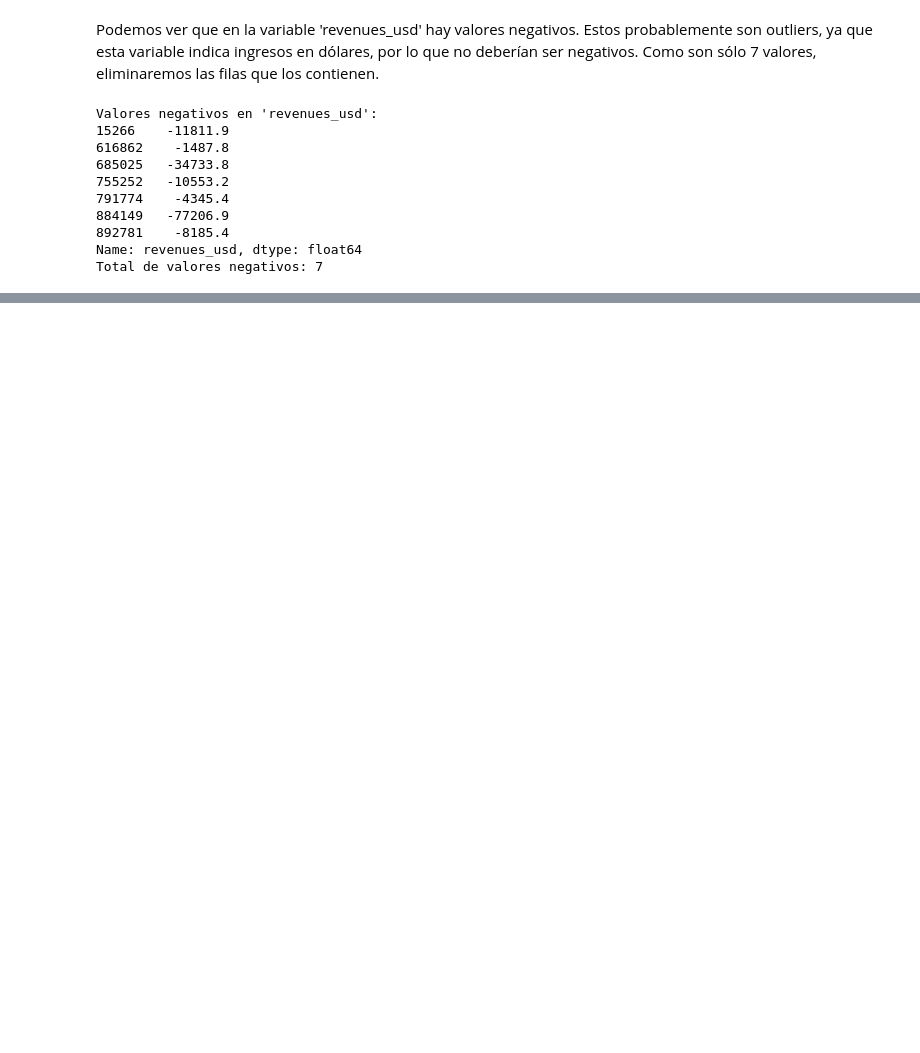
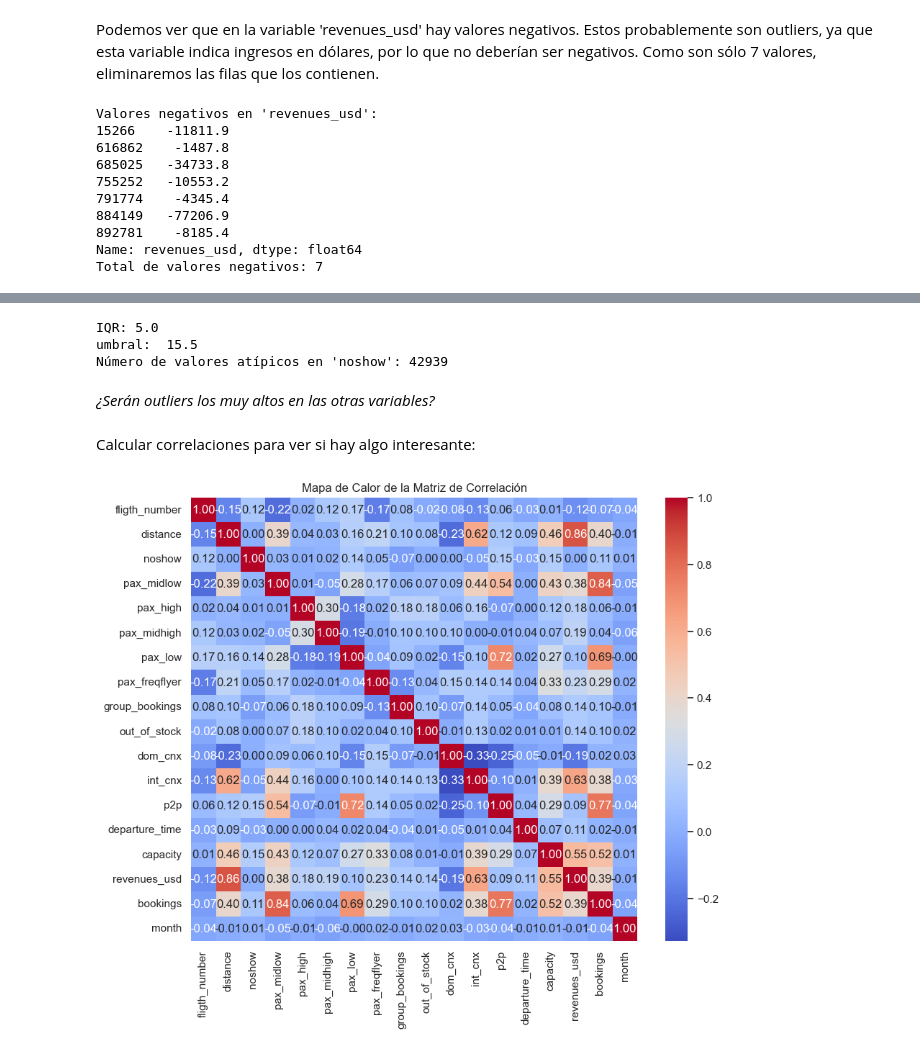
Before and after one commit to anitalittle/tarea2, a Jupyter notebook: tarea2.ipynb, the cells around one changed output, grey strips where cells are left out. Cells and saved outputs as stored; diff of their text form; code cells hidden in the pictures; blank space fills up the shorter version.

```diff
--- a/tarea2.ipynb
+++ b/tarea2.ipynb
@@ -120,0 +151,46 @@ df_train['month'] = df_train['date'].dt.month
+# %%
+import numpy as np
+
+# Calcula el IQR de la variable 'noshow'
+Q1 = np.percentile(df_train['noshow'], 25)
+Q3 = np.percentile(df_train['noshow'], 75)
+IQR = Q3 - Q1
+
+# Define un umbral para valores atípicos
+umbral = Q3 + 1.5 * IQR
+
+# Identifica los valores atípicos
+valores_atipicos = df_train[df_train['noshow'] > umbral]
+
+# Cuenta los valores atípicos
+cantidad_valores_atipicos = len(valores_atipicos)
+
+# Imprime la cantidad de valores atípicos
+print('IQR:', IQR)
+print('umbral: ', umbral)
+print(f"Número de valores atípicos en 'noshow': {cantidad_valores_atipicos}")
+
+# Filtrar para eliminar las filas con valores atípicos
+df_train = df_train[df_train['noshow'] <= umbral]
+# %% [output]
+IQR: 5.0
+umbral:  15.5
+Número de valores atípicos en 'noshow': 42939
+# %% [markdown]
+*¿Serán outliers los muy altos en las otras variables?*
+# %% [markdown]
+Calcular correlaciones para ver si hay algo interesante:
+# %%
+import pandas as pd
+numeric_columns = df_train.select_dtypes(include=['number']).columns
+correlation_matrix = df_train[numeric_columns].corr()
+
+import seaborn as sns
+import matplotlib.pyplot as plt
+
+plt.figure(figsize=(10, 8))
+sns.heatmap(correlation_matrix, annot=True, cmap='coolwarm', fmt=".2f")
+plt.title('Mapa de Calor de la Matriz de Correlación')
+plt.show()
+# %% [output]
+[figure, added]
```
Also changed, not shown: parts of 18 cells of this notebook.
